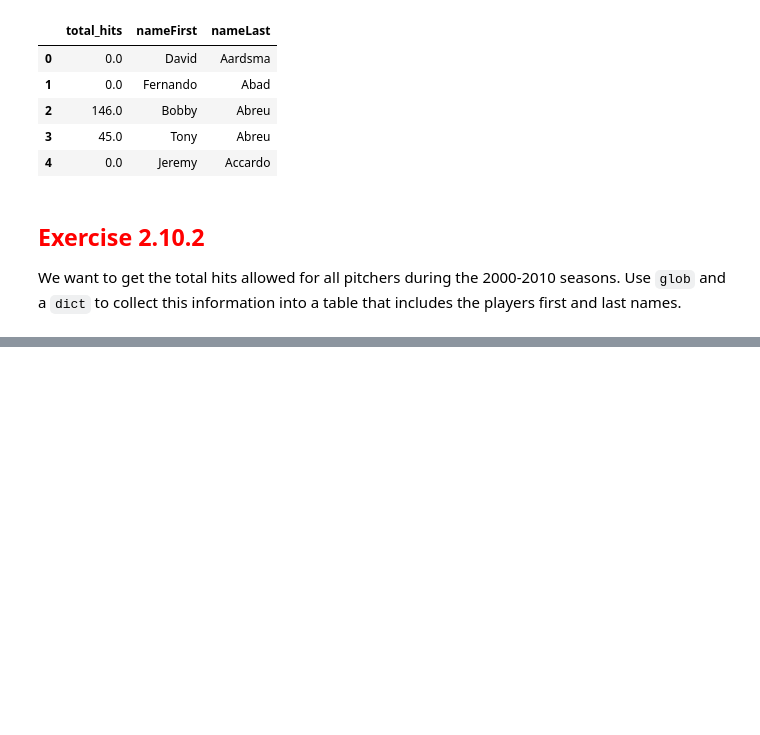
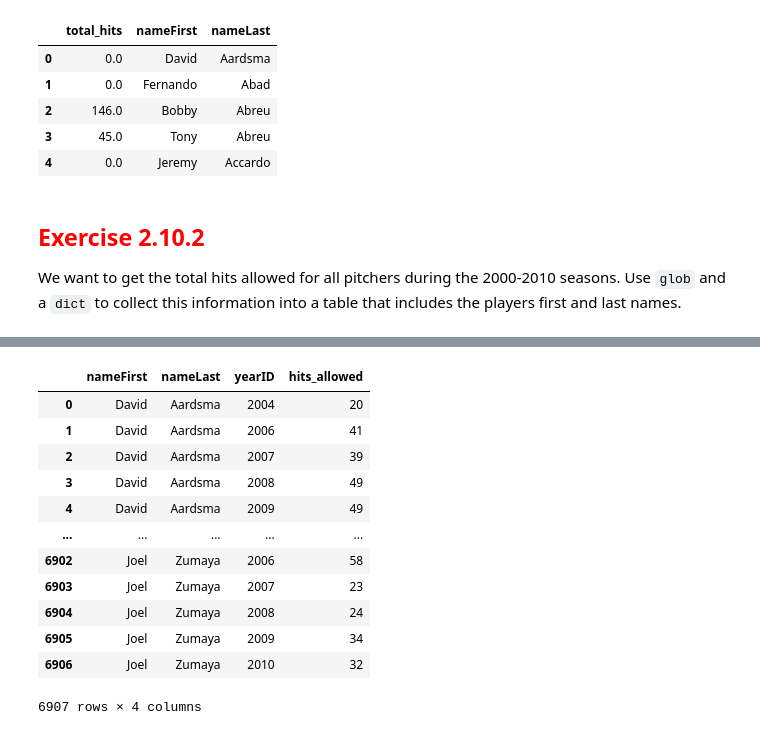
Before and after one commit to emmar2000/dsci326, a Jupyter notebook: module2/2_10_V2_combining_tables_with_set_like_operations_w_dfply.ipynb, the cells around one changed output, grey strips where cells are left out. Drawn from its saved outputs; the diff is of its cells as text; code cells hidden in the pictures; blank space fills up the shorter version.

```diff
--- a/module2/2_10_V2_combining_tables_with_set_like_operations_w_dfply.ipynb
+++ b/module2/2_10_V2_combining_tables_with_set_like_operations_w_dfply.ipynb
@@ -412,0 +521,23 @@ We want to get the total hits allowed for all pitchers during the 2000-2010 seas
+# %%
+# total hits per year
+(combined_pitching_data
+    >> filter_by((X.yearID >= 2000) & (X.yearID <= 2010))
+    >> group_by(X.playerID, X.yearID)
+    >> summarize(hits_allowed = X.H.sum())
+    >> inner_join(player_names, by="playerID")
+    >> select("nameFirst", "nameLast", "yearID", "hits_allowed")
+)
+# %% [output]
+|  | nameFirst | nameLast | yearID | hits_allowed |
+| 0 | David | Aardsma | 2004 | 20 |
+| 1 | David | Aardsma | 2006 | 41 |
+| 2 | David | Aardsma | 2007 | 39 |
+| 3 | David | Aardsma | 2008 | 49 |
+| 4 | David | Aardsma | 2009 | 49 |
+| ... | ... | ... | ... | ... |
+| 6902 | Joel | Zumaya | 2006 | 58 |
+| 6903 | Joel | Zumaya | 2007 | 23 |
+| 6904 | Joel | Zumaya | 2008 | 24 |
+| 6905 | Joel | Zumaya | 2009 | 34 |
+| 6906 | Joel | Zumaya | 2010 | 32 |
+6907 rows × 4 columns
```
Also changed, not shown: parts of 26 cells of this notebook.
